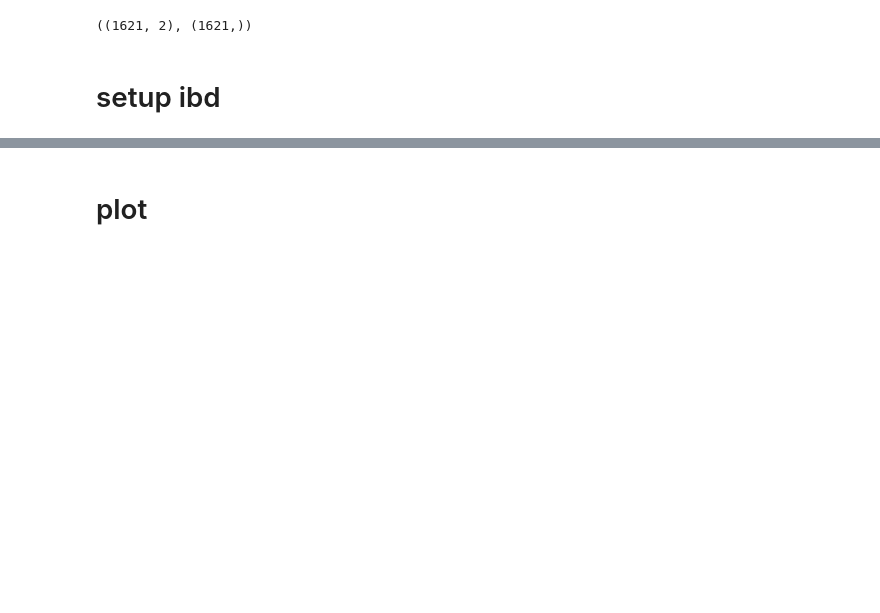
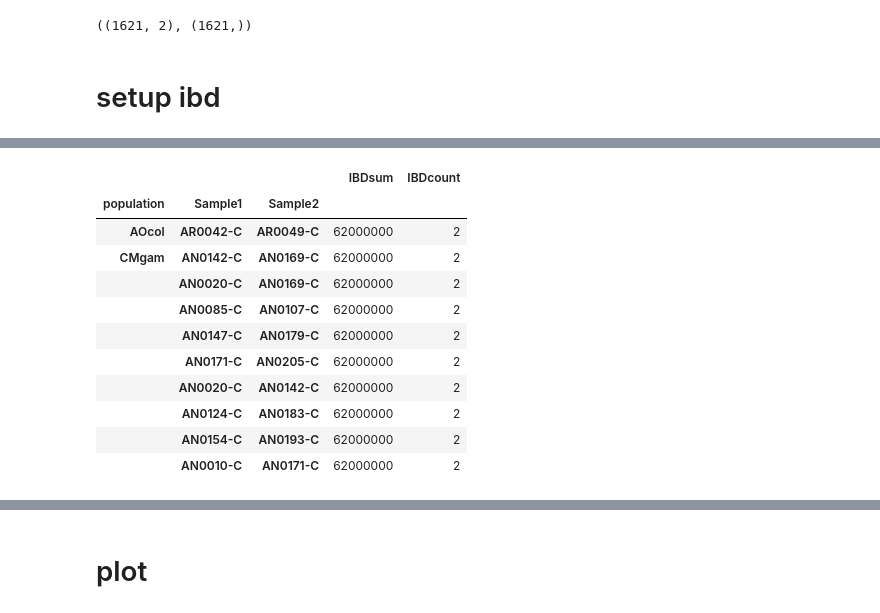
Before and after one commit to alimanfoo/ag1000g-phase2-data-paper, a Jupyter notebook: notebooks/figure_diversity_composite.ipynb, the cells around one changed output, grey strips where cells are left out. Cells and saved outputs as stored; diff of their text form; code cells hidden in the pictures; blank space fills up the shorter version.

```diff
--- a/notebooks/figure_diversity_composite.ipynb
+++ b/notebooks/figure_diversity_composite.ipynb
@@ -132,0 +161,40 @@ ibd_data = Path("/kwiat/vector/ag1000g/analysis/20180625-IBD-phase2", "output")
+# %%
+def get_IBD(chrom, start, stop, pop, samples, min_size=100000):
+
+    if not isinstance(chrom, str):
+        f  = {}
+        for _c, _s, _e in zip(chrom, start, stop):
+            f[_c] = get_IBD(_c, _s, _e, pop, samples, min_size)
+
+        f = pd.concat(f).groupby(level=[1, 2]).aggregate(sum)
+
+    else:
+
+        ibddf = load_raw_ibd(chrom, pop, min_size)
+        all_combs = list(combinations(samples, 2))
+        logging.info("Loaded {0} {1}: processing...".format(chrom, pop))
+
+        mi = pd.MultiIndex.from_tuples(all_combs, names=["Sample1", "Sample2"])
+        f = pd.DataFrame(data=0, index=mi, columns=["IBDsum", "IBDcount"])
+
+        # cut the start and stop
+        g = ibddf.groupby(["sample1", "sample2"])
+
+        for spair, df in g:
+
+            x = df[["start", "end"]]
+            tree = IntervalTree.from_tuples(x.to_records(index=False))
+
+            tree.chop(1, start)
+            tree.chop(stop, len(genome[chrom]))
+            f.loc[spair] = sum([iv.length() for iv in tree]), len(tree)
+            del tree
+
+    return f
+# %%
+ibd_dict = {
+    pop: get_IBD(
+        seqs, starts, ends,
+        pop,
+        sorted(phase2_ar1.df_samples.query("population == @pop").index),
+        min_size=0) for pop in phase2_ar1.pop_ids}
@@ -132,0 +219,16 @@ ibd_data = Path("/kwiat/vector/ag1000g/analysis/20180625-IBD-phase2", "output")
+# %%
+all_pop_sum = pd.concat(ibd_dict, names=["population"])
+all_pop_sum.sort_values("IBDsum", ascending=False).head(10)
+# %% [output]
+|  |  |  | IBDsum | IBDcount |
+| population | Sample1 | Sample2 |  |  |
+| AOcol | AR0042-C | AR0049-C | 62000000 | 2 |
+| CMgam | AN0142-C | AN0169-C | 62000000 | 2 |
+|  | AN0020-C | AN0169-C | 62000000 | 2 |
+|  | AN0085-C | AN0107-C | 62000000 | 2 |
+|  | AN0147-C | AN0179-C | 62000000 | 2 |
+|  | AN0171-C | AN0205-C | 62000000 | 2 |
+|  | AN0020-C | AN0142-C | 62000000 | 2 |
+|  | AN0124-C | AN0183-C | 62000000 | 2 |
+|  | AN0154-C | AN0193-C | 62000000 | 2 |
+|  | AN0010-C | AN0171-C | 62000000 | 2 |
```
Also changed, not shown: parts of 22 cells of this notebook, 1 other file.
